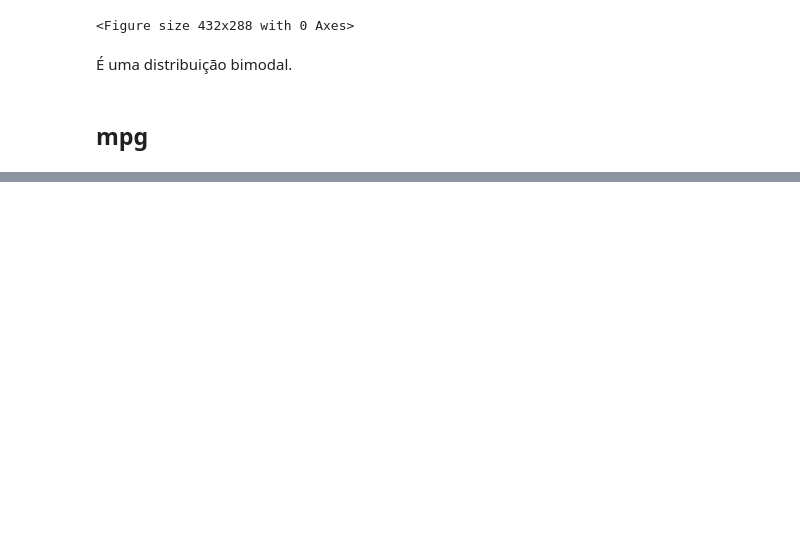
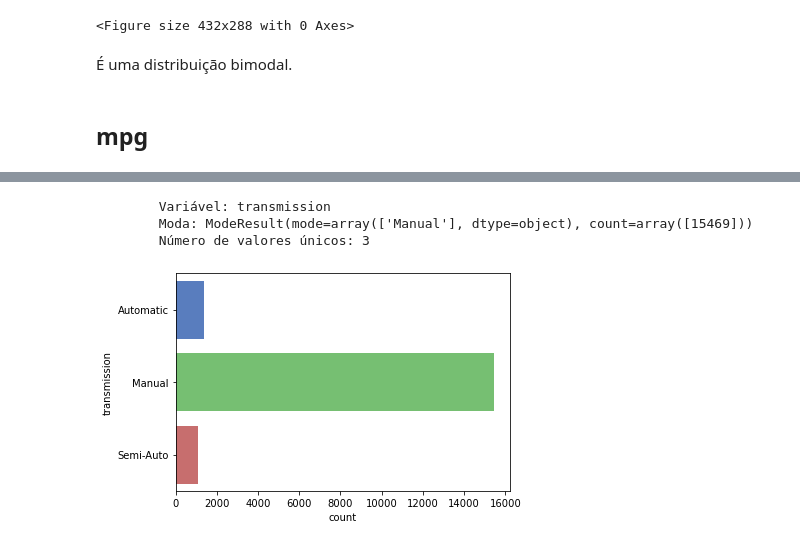
Before and after one commit to pedro-sgr/projeto-mep, a Jupyter notebook: mep.ipynb, the cells around one changed output, grey strips where cells are left out. Drawn from its saved outputs; the diff is of its cells as text; code cells hidden in the pictures; blank space fills up the shorter version.

```diff
--- a/mep.ipynb
+++ b/mep.ipynb
@@ -553,0 +616,7 @@ analisar_coluna(ford['tax'])
+# %%
+analisar_coluna(ford['transmission'])
+# %% [output]
+        Variável: transmission
+        Moda: ModeResult(mode=array(['Manual'], dtype=object), count=array([15469]))
+        Número de valores únicos: 3
+[figure, added]
```
Also changed, not shown: parts of 11 cells of this notebook.
